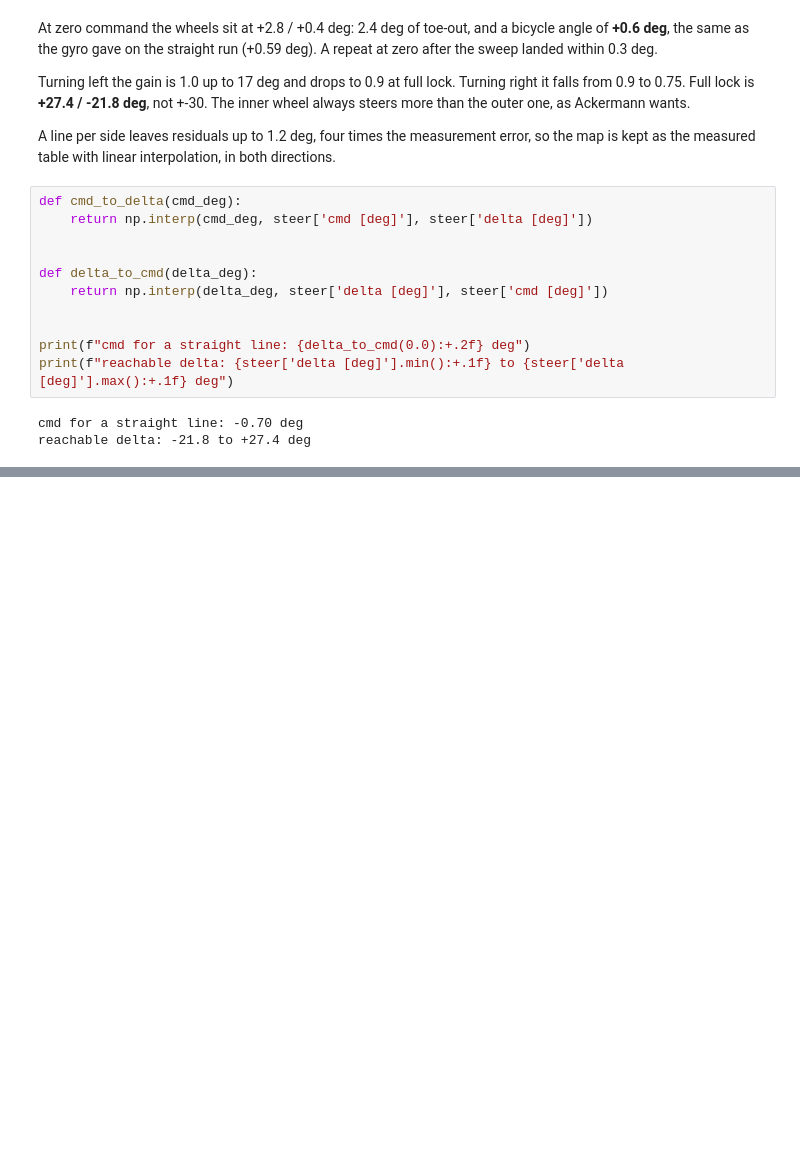
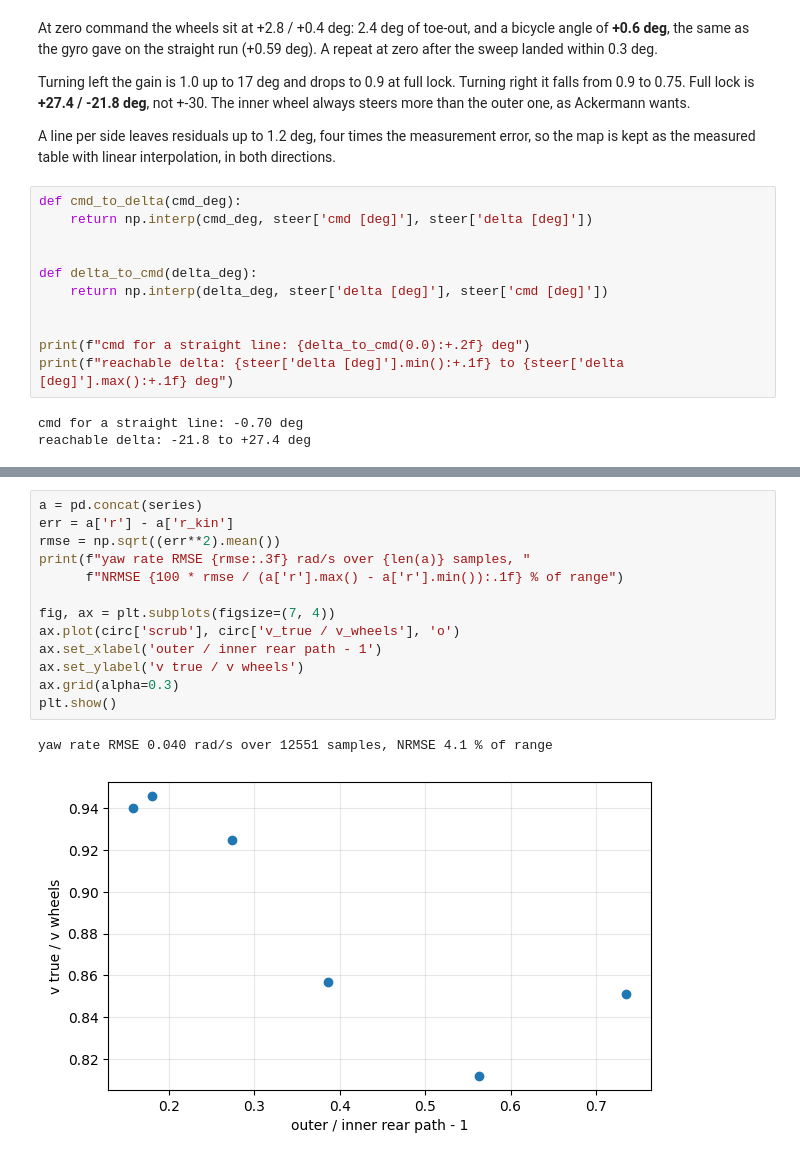
Before and after one commit to Gelminaio/drift-mpc-ackermann, a Jupyter notebook: notebooks/kinematic_model.ipynb, the cells around one changed output, grey strips where cells are left out. Cells and saved outputs as stored; diff of their text form; blank space fills up the shorter version.

```diff
--- a/notebooks/kinematic_model.ipynb
+++ b/notebooks/kinematic_model.ipynb
@@ -204,0 +272,16 @@ reachable delta: -21.8 to +27.4 deg
+# %%
+a = pd.concat(series)
+err = a['r'] - a['r_kin']
+rmse = np.sqrt((err**2).mean())
+print(f"yaw rate RMSE {rmse:.3f} rad/s over {len(a)} samples, "
+      f"NRMSE {100 * rmse / (a['r'].max() - a['r'].min()):.1f} % of range")
+
+fig, ax = plt.subplots(figsize=(7, 4))
+ax.plot(circ['scrub'], circ['v_true / v_wheels'], 'o')
+ax.set_xlabel('outer / inner rear path - 1')
+ax.set_ylabel('v true / v wheels')
+ax.grid(alpha=0.3)
+plt.show()
+# %% [output]
+yaw rate RMSE 0.040 rad/s over 12551 samples, NRMSE 4.1 % of range
+[figure, added]
```
Also changed, not shown: parts of 3 cells of this notebook.
